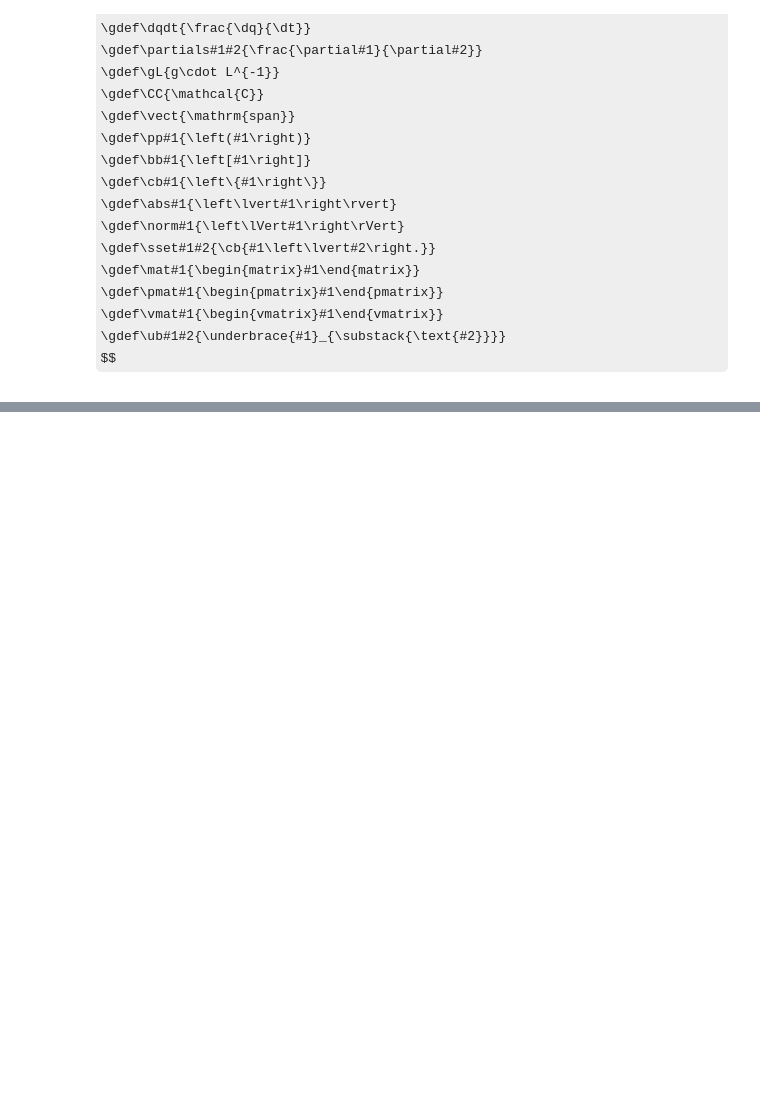
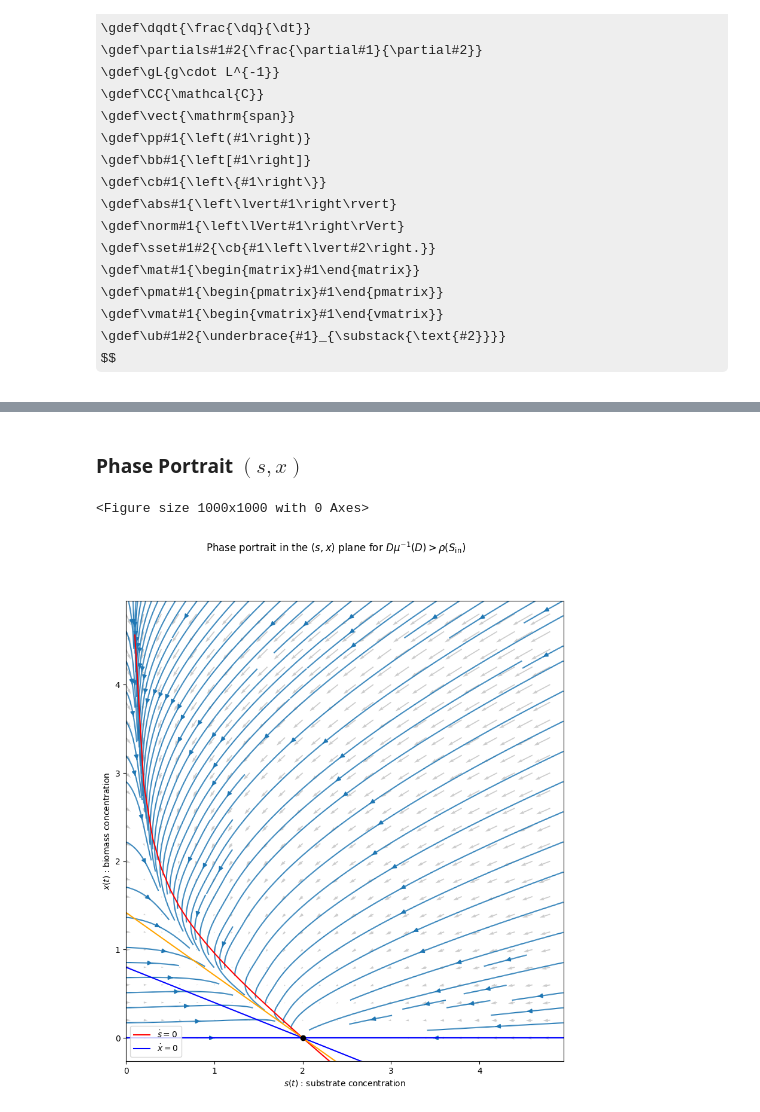
Before and after one commit to rand-asswad/chemostat-models, a Jupyter notebook: notebooks/droop.ipynb, the cells around one changed output, grey strips where cells are left out. Saved outputs shown, nothing was run; the diff lists cells and outputs as text; code cells hidden in the pictures; some formulas as TeX source; blank space fills up the shorter version.

```diff
--- a/notebooks/droop.ipynb
+++ b/notebooks/droop.ipynb
@@ -779,0 +559,47 @@ for D = 0.9, we have λ1 = (-1.1649999999999996+0.3798354907061741j), λ2 = (-1.
+# %% [markdown]
+### Phase Portrait $(s,x)$
+# %%
+%run ../droop.py
+%run ../api.py
+
+title = 'Phase portrait in the ${}$ plane for $D\\mu^{{-1}}(D) {} \\rho(S_\\mathrm{{in}})$'
+params.update(D=0.8)
+def f_sx(s, x, **params):
+    if isinstance(x, np.ndarray):
+        q = np.zeros(x.shape)
+        ind = x > 0
+        q[ind] = (params['Sin'] - s[ind]) / x[ind]
+    else:
+        q = (params['Sin'] - s) / x if x > 0 else 0
+    ds, dx, _ = f(s, x, q, **params)
+    return ds, dx
+
+fig = plt.figure(figsize=(12,10))
+
+ax = fig.add_subplot(111)
+phase_portrait((0,5), (0,5), f_sx, mesh=0.2, step=0.05, dF_params=params,
+               scale=30, density=(25, 1), title=title.format('(s,x)', '>'), ax=ax,
+               xlabel='$s(t)$ : substrate concentration',
+               ylabel='$x(t)$ : biomass concentration')
+
+E = equilibria(**params)
+
+xmin, xmax, ymin, ymax = ax.axis()
+# s-nullcline
+s = np.arange(xmin, xmax, 0.1)
+ax.plot(s, isocline_ds_get_x(s, **params), color='r', label='$\\dot{s}=0$')
+# x-nullcline
+ax.axhline(y=0, xmin=xmin, xmax=xmax, color='b', label='$\\dot{x}=0$')
+x = (params['Sin'] - s) / mu_inv(params['D'], **params)
+ax.plot(s, x, color='b')
+ax.plot(s, (params['Sin'] - s) / E[0][2], color='orange')
+ax.axis([xmin, xmax, ymin, ymax])
+
+eq_text = ['$E_0$', '$E_1$']
+plot_equilibria_from_3D(E, z_axis=2, name=eq_text, ax=ax)
+ax.legend()
+
+plt.show()
+# %% [output]
+<Figure size 1000x1000 with 0 Axes>
+[figure, added]
```
Also changed, not shown: parts of 26 cells of this notebook, 3 other files.
